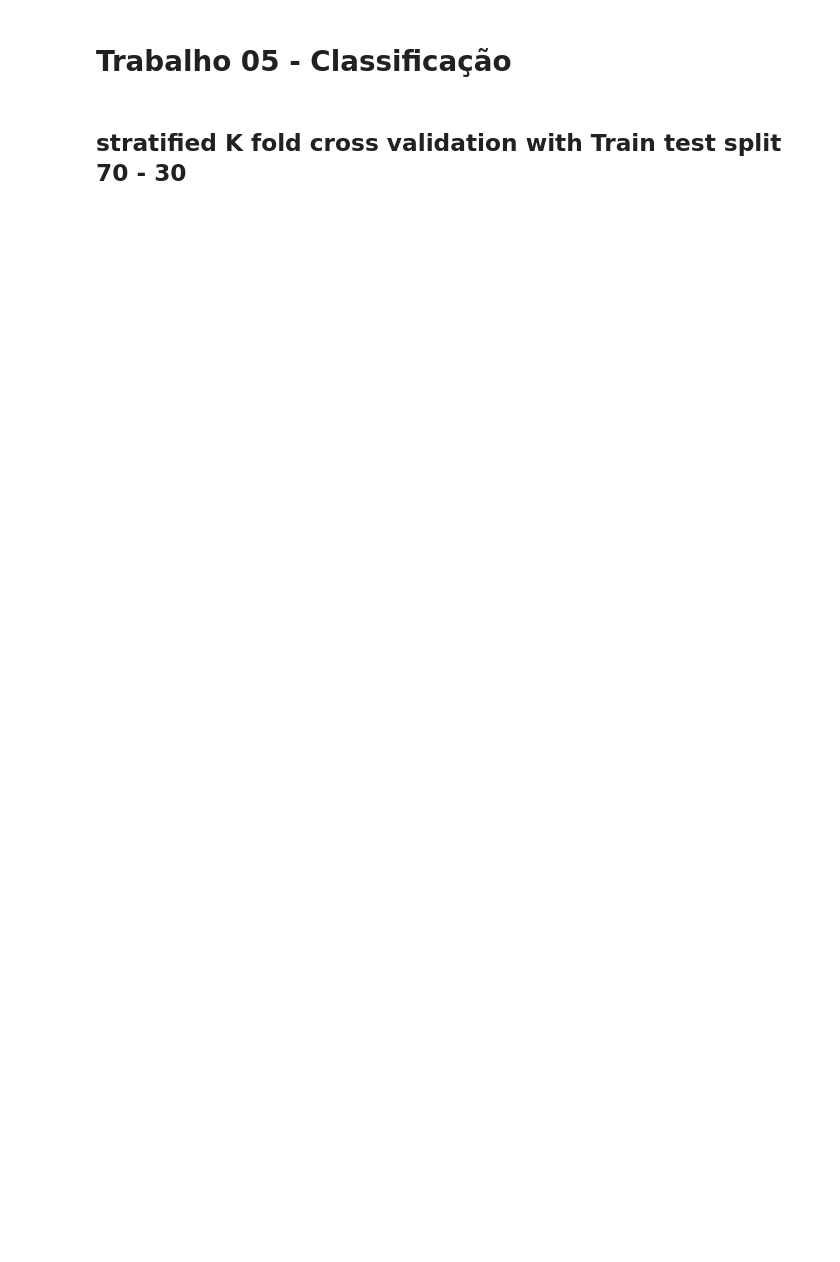
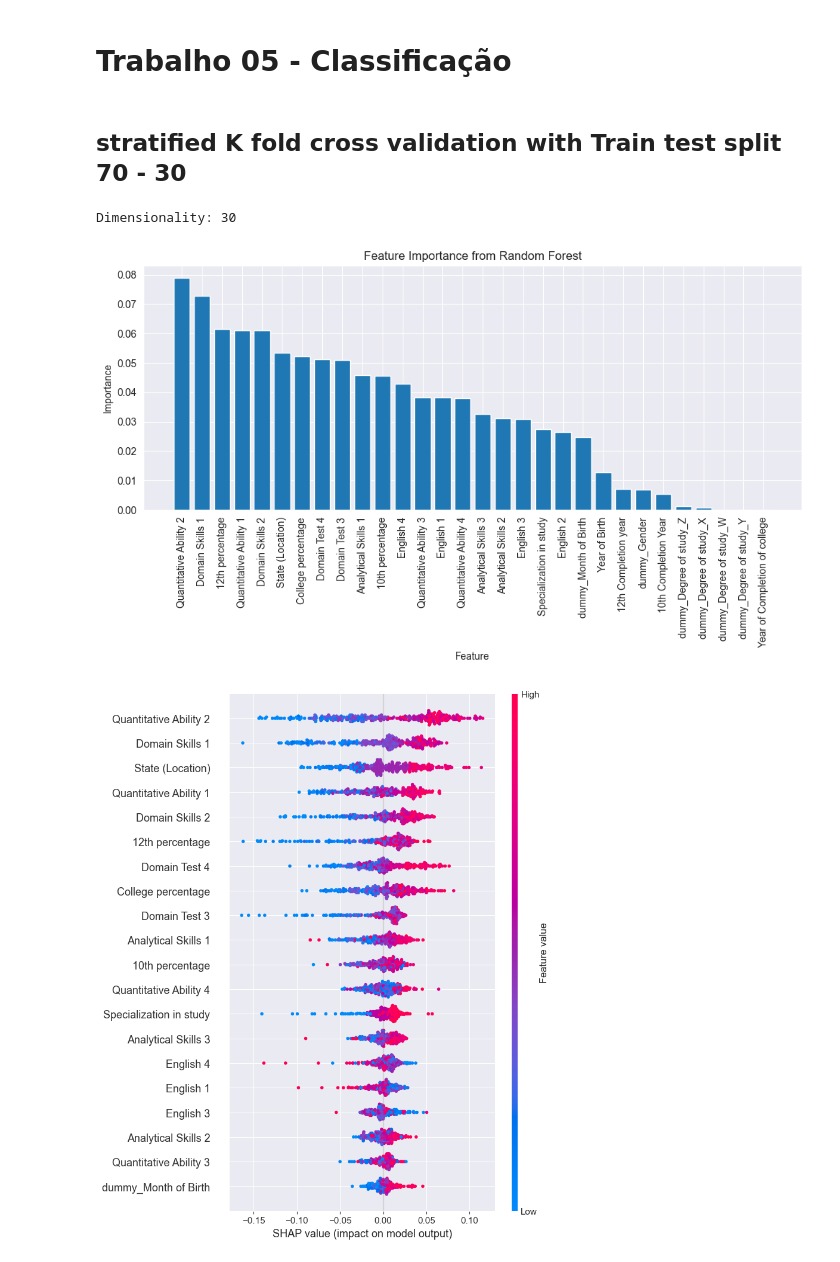
Before and after one commit to LanaArmond/DCC127-2024.3, a Jupyter notebook: DCC127_Trabalho_05.ipynb, the cells around one changed output. Cells and saved outputs as stored; diff of their text form; code cells hidden in the pictures; blank space fills up the shorter version.

```diff
--- a/DCC127_Trabalho_05.ipynb
+++ b/DCC127_Trabalho_05.ipynb
@@ -441,7 +443,7 @@ ignored_columns = [
 ]
 
 y_column = 'Performance_classification'
-y_columns = ['Performance', y_column_classification]
+y_columns = ['Performance', y_column]
 # %%
 original_df = load_data()
 original_df
@@ -634,0 +785,6 @@ evaluate_models(df, models, classification_columns, y_column, pipelines=pipeline
+# %%
+evaluate_random_forest_with_shap(df, classification_columns, smooth_target_encoding, y_column=y_column, test_size=0.2, random_state=42)
+# %% [output]
+Dimensionality: 30
+[figure, added]
+[figure, added]
```
Also changed, not shown: parts of 8 cells of this notebook, 1 other file.
